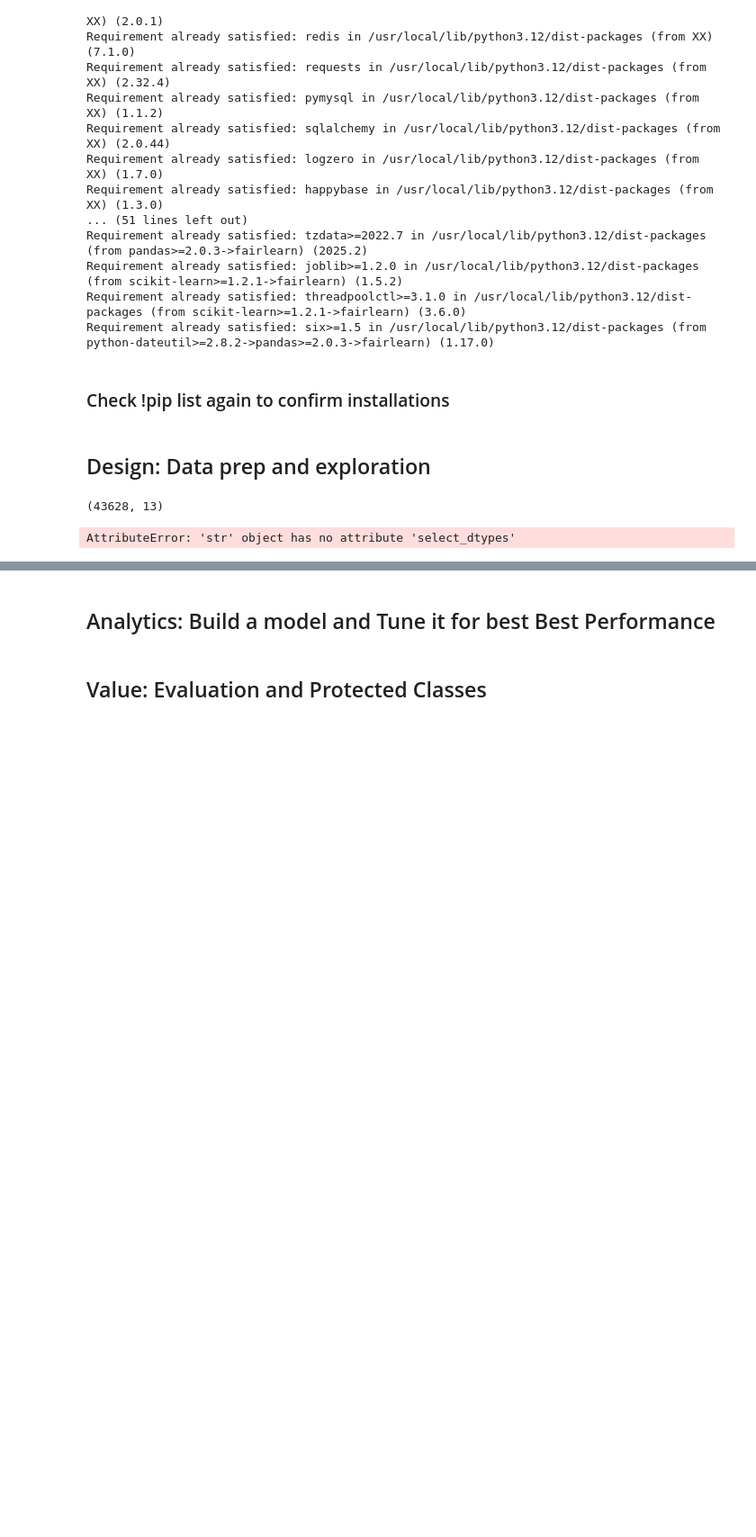
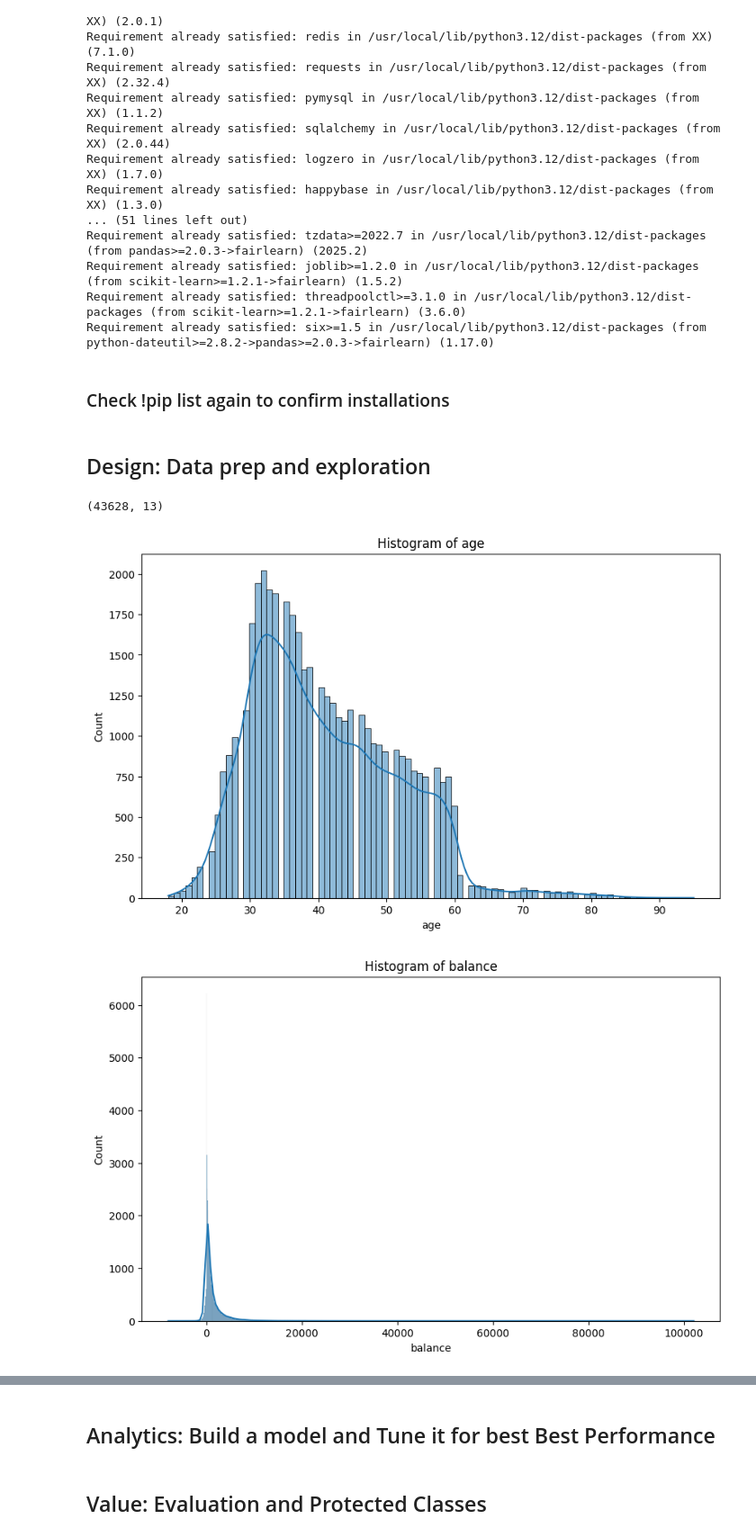
Before and after one commit to LeoParkk/ds1001_final, a Jupyter notebook: ds1001_final/notebooks/Final_Project_Notebook.ipynb, the cells around one changed output, grey strips where cells are left out. Shown: that part at 90% size. Cells and saved outputs as stored; diff of their text form; code cells hidden in the pictures; blank space fills up the shorter version.

```diff
--- a/ds1001_final/notebooks/Final_Project_Notebook.ipynb
+++ b/ds1001_final/notebooks/Final_Project_Notebook.ipynb
@@ -104,11 +104,12 @@ data.shape
 # %%
 # Explore the variables a bit more, create histograms for the numerics values and bar charts for the categorical.
 # Histograms for numeric variables
-numeric_columns = "xx".select_dtypes(include=['number']).columns
+numeric_columns = dataa.select_dtypes(include=['number']).columns
 for col in numeric_columns:
     plt.figure(figsize=(10, 6))
-    sns.histplot("xx"[col], kde=True)
+    sns.histplot(dataa[col], kde=True)
     plt.title(f'Histogram of {col}')
     plt.show()
 # %% [output]
-AttributeError: 'str' object has no attribute 'select_dtypes'
+[figure, added]
+[figure, added]
```
Also changed, not shown: parts of 3 cells of this notebook.
